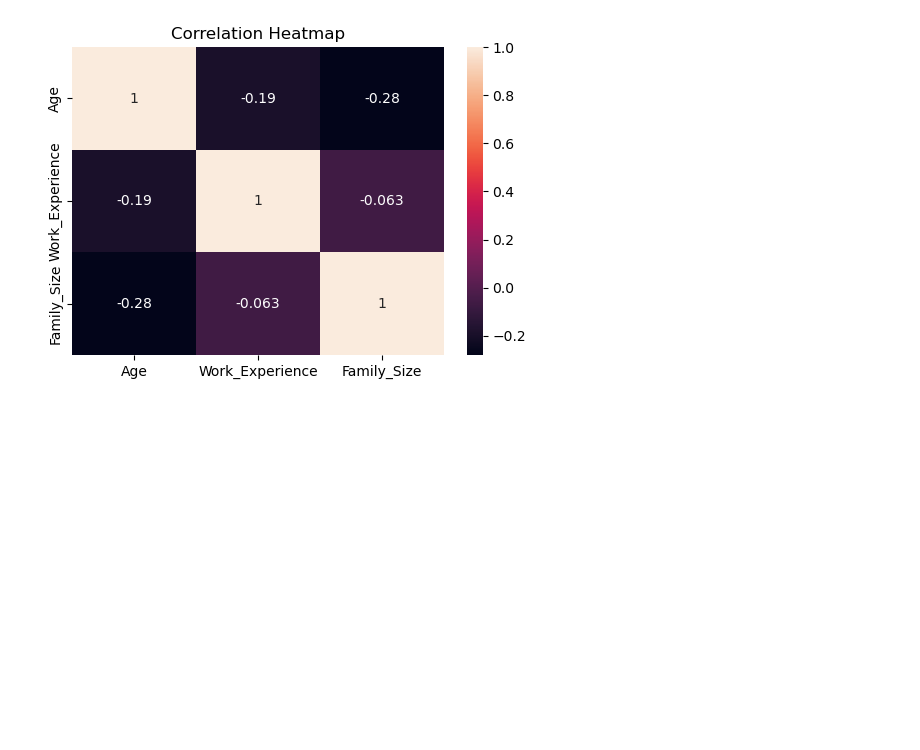
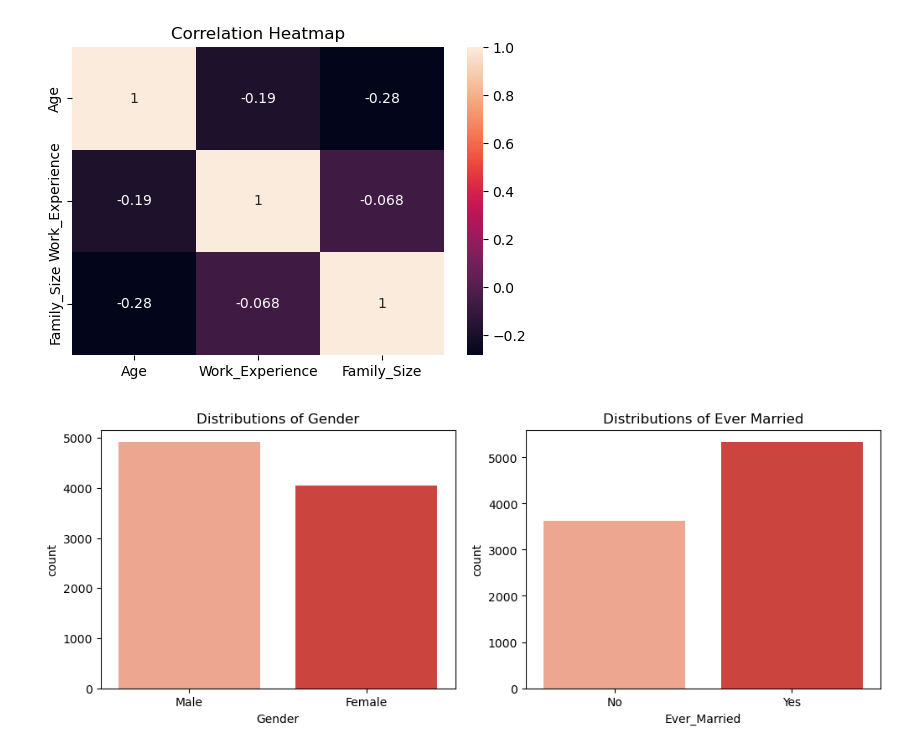
Before and after one commit to kocfatmanur/Customer_Segmentation, a Jupyter notebook: archive/Customer segmentation.ipynb, the cells around one changed output. Drawn from its saved outputs; the diff is of its cells as text; code cells hidden in the pictures; blank space fills up the shorter version.

```diff
--- a/archive/Customer segmentation.ipynb
+++ b/archive/Customer segmentation.ipynb
@@ -299,0 +281,3 @@ plt.show()
+# %%
+# dropping the rows having NaN values
+df = df.dropna()
@@ -305,3 +325,16 @@ plt.title('Correlation Heatmap')
 plt.show()
 # %% [output]
 [figure]
+# %%
+plt.figure(figsize=(12,4))
+
+plt.subplot(1,2,1)
+sns.countplot(x=df['Gender'], palette='Reds')
+plt.title("Distributions of Gender")
+
+plt.subplot(1,2,2)
+sns.countplot(x=df['Ever_Married'], palette='Reds')
+plt.title("Distributions of Ever Married")
+plt.show()
+# %% [output]
+[figure, added]
```
Also changed, not shown: parts of 25 cells of this notebook.
